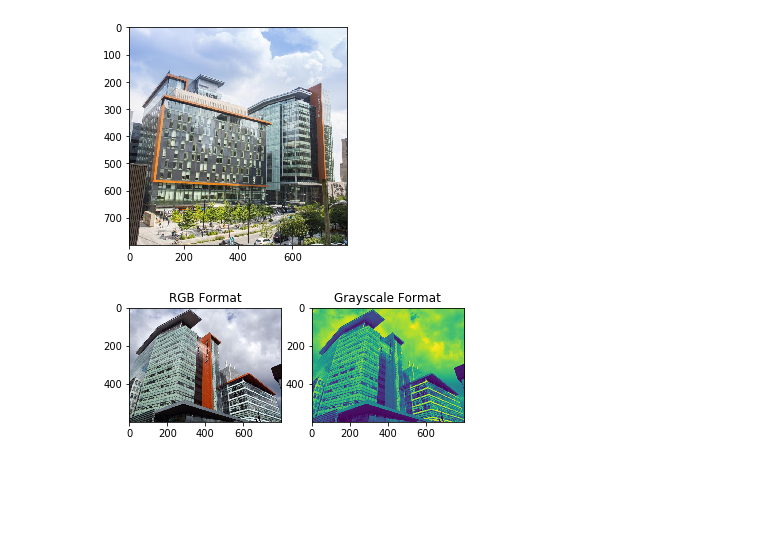
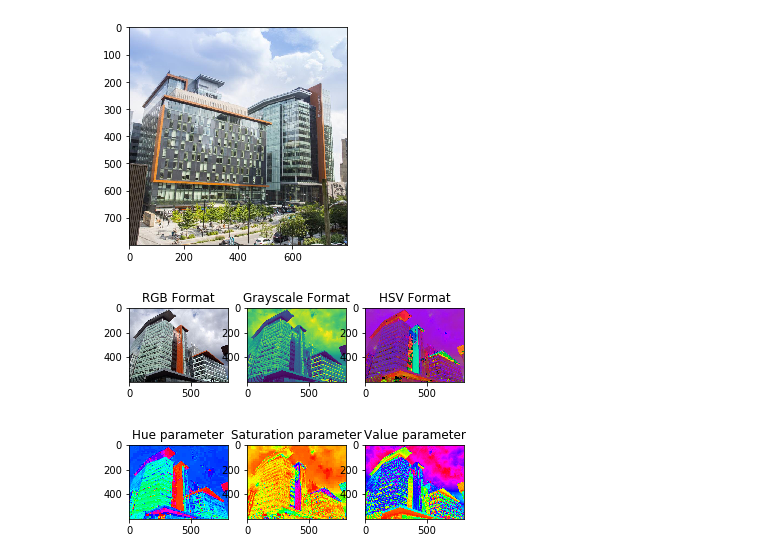
Before and after one commit to ma-shamshiri/Image-Preprocessing, a Jupyter notebook: load_image.ipynb, the cells around one changed output. Cells and saved outputs as stored; diff of their text form; code cells hidden in the pictures; blank space fills up the shorter version.

```diff
--- a/load_image.ipynb
+++ b/load_image.ipynb
@@ -44,18 +44,43 @@ images = io.ImageCollection("C:/Users/HOME/Pictures/Saved Pictures/*.jpg")
 # %%
 from skimage import color
 
-old_image = io.imread("C:/Users/HOME/Pictures/Saved Pictures/1.jpg", as_gray = False)
+original_image = io.imread("C:/Users/HOME/Pictures/Saved Pictures/1.jpg", as_gray = False)
 
-new_image = color.rgb2gray(old_image)
+gray_image = color.rgb2gray(old_image)
+hsv_image = color.rgb2hsv(old_image)
 # %%
-plt.subplot(121)
-plt.imshow(old_image)
+plt.subplot(131)
+plt.imshow(original_image)
 plt.title("RGB Format")
 
-plt.subplot(122)
-plt.imshow(new_image)
+plt.subplot(132)
+plt.imshow(gray_image)
 plt.title("Grayscale Format")
 
+plt.subplot(133)
+plt.imshow(hsv_image)
+plt.title("HSV Format")
+
 plt.show()
 # %% [output]
-[figure, old version]
+[figure, new version]
+# %%
+hue_img = hsv_image[:, :, 0]
+saturation_img = hsv_image[:, :, 1]
+value_img = hsv_image[:, :, 2]
+
+plt.subplot(131)
+plt.imshow(hue_img, cmap='hsv')
+plt.title("Hue parameter")
+
+plt.subplot(132)
+plt.imshow(saturation_img, cmap='hsv')
+plt.title("Saturation parameter")
+
+plt.subplot(133)
+plt.imshow(value_img, cmap='hsv')
+plt.title("Value parameter")
+
+plt.show()
+# %% [output]
+[figure, added]
```
Also changed, not shown: parts of 6 cells of this notebook.
